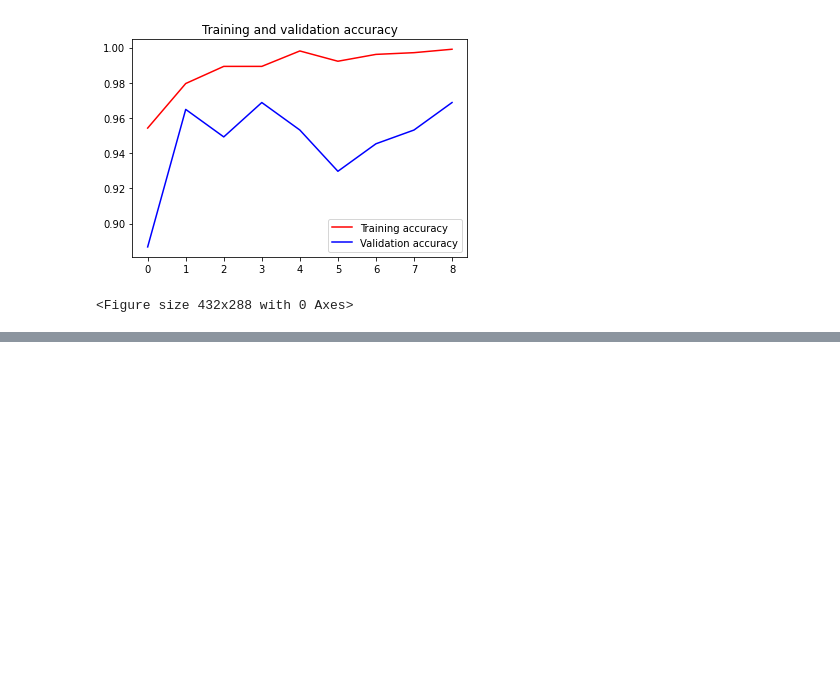
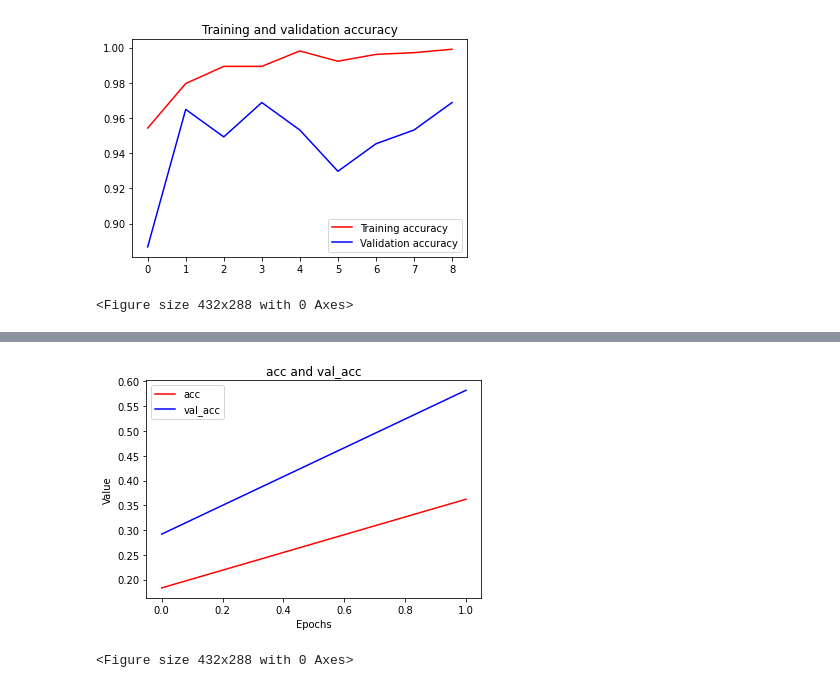
Before and after one commit to Walid-Ahmed/Google-Tensorflow-Certificate, a Jupyter notebook: Computer_Vision.ipynb, the cells around one changed output, grey strips where cells are left out. Cells and saved outputs as stored; diff of their text form; code cells hidden in the pictures; blank space fills up the shorter version.

```diff
--- a/Computer_Vision.ipynb
+++ b/Computer_Vision.ipynb
@@ -1642,0 +1745,28 @@ plt.show()
+# %%
+# Define the model
+# Use no more than 2 Conv2D and 2 MaxPooling2D
+
+model = tf.keras.models.Sequential([
+# YOUR CODE HERE
+    tf.keras.layers.Conv2D(16, (3,3), activation='relu', input_shape=(28, 28, 1)),
+
+    tf.keras.layers.MaxPool2D(2,2),
+
+    tf.keras.layers.Conv2D(32, (3,3), activation='relu'),
+    tf.keras.layers.MaxPooling2D(2,2),
+
+
+    tf.keras.layers.Flatten(),
+    tf.keras.layers.Dense(512, activation='relu'),
+    tf.keras.layers.Dense(26, activation='softmax')
+])
+model.summary()
+model.compile(optimizer=tf.keras.optimizers.RMSprop(lr=0.001), loss='sparse_categorical_crossentropy', metrics=['acc'])
+
+
+
+# Train the Model
+history=model.fit_generator(train_datagen.flow(training_images, training_labels, batch_size=32),
+          steps_per_epoch=len(training_images) / 32, epochs=2,validation_data=validation_datagen.flow(testing_images, testing_labels, batch_size=32))
+
+model.evaluate(testing_images, testing_labels, verbose=0)
@@ -1642,0 +1794,5 @@ plt.show()
+# %%
+ pltHistoryTwoKeys(history,'acc','val_acc')
+# %% [output]
+[figure, added]
+<Figure size 432x288 with 0 Axes>
```
Also changed, not shown: parts of 7 cells of this notebook.
